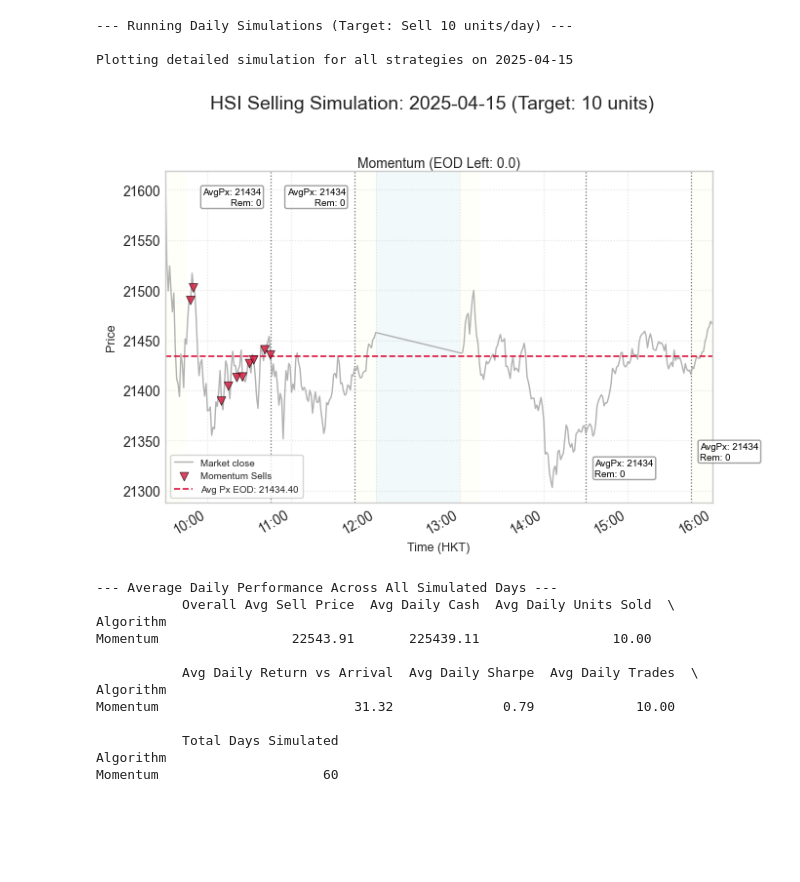
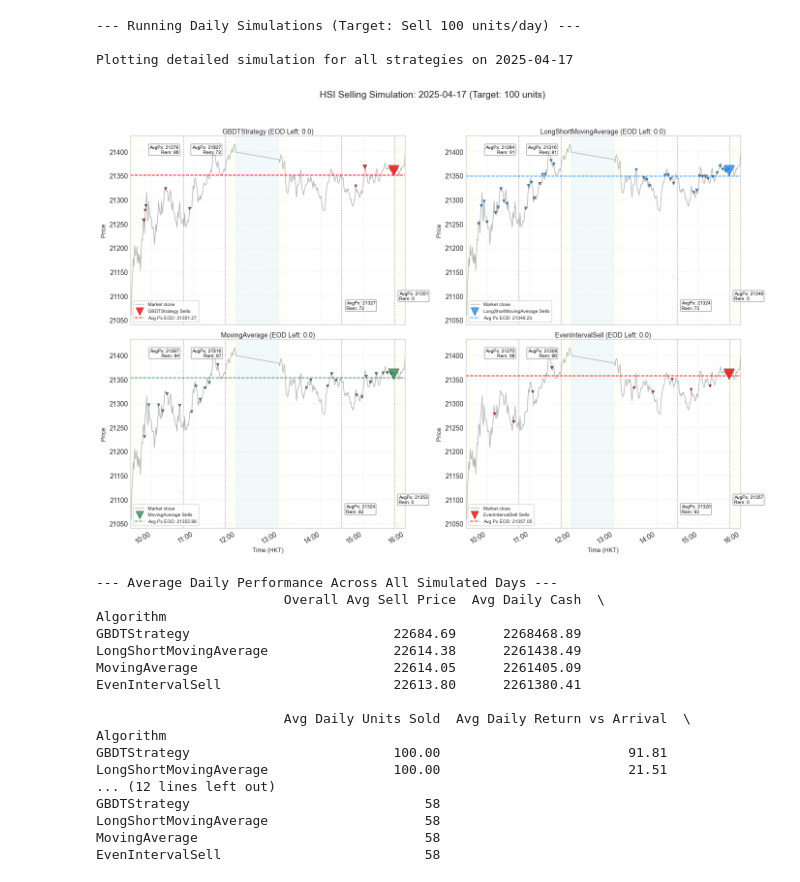
Before and after one commit to yuqiii-wang/HASEIndexQuant, a Jupyter notebook: trade_simulation.ipynb, the cells around one changed output. Drawn from its saved outputs; the diff is of its cells as text; code cells hidden in the pictures; blank space fills up the shorter version.

Commit message:
updated gbdt

```diff
--- a/trade_simulation.ipynb
+++ b/trade_simulation.ipynb
@@ -299,14 +301,20 @@ def execute_trades(tradeable_today_featured_data, total_units_to_sell,
     return pd.DataFrame(trades), cash_accumulated
 # %%
 # --- 5. Main Simulation Orchestration ---
-def prepare_simulation(full_price_data, featured_data_full):
+from gdbt_2nd import prepare_then_get_gbdt_model
 
-    if full_price_data.empty or len(full_price_data) < 60: # Ensure some data
+
+def prepare_simulation(hsi_df, hsfi_df, hscat100_df):
+
+    if hsi_df.empty or len(hsi_df) < 60: # Ensure some data
         print("Insufficient data loaded. Exiting simulation.")
         return
 
     plt.style.use('seaborn-v0_8-whitegrid')
-    print(f"Loaded {len(full_price_data)} HSI data points from {full_price_data.index.min()} to {full_price_data.index.max()}")
+    print(f"Loaded {len(hsi_df)} HSI data points from {hsi_df.index.min()} to {hsi_df.index.max()}")
+
+    featured_data_full = add_features(hsi_df, hsfi_df, hscat100_df)
+    featured_data_full.head()
 
     all_unique_dates_ts = sorted(list(featured_data_full.index.normalize().unique()))
 
@@ -341,20 +349,26 @@ def prepare_simulation(full_price_data, featured_data_full):
         else:
              gbdt_train_dates, gbdt_validation_dates = train_test_split(other_dates_ts, test_size=validation_split_size, random_state=42, shuffle=True)
 
-    trained_gbdt_model = train_evaluate_gbdt_model(featured_data_full, gbdt_train_dates, gbdt_validation_dates)
+    trained_gbdt_model = prepare_then_get_gbdt_model(featured_data_full, gbdt_train_dates, gbdt_validation_dates)
 
     algorithms = {
-        # "GBDTStrategy": lambda cf, ul, sl, args, model: gbdt_strategy_logic(cf, ul, sl, args, model),
-        # "LongShortMovingAverage": lambda cf, ul, sl, args, model: long_short_moving_average_logic(cf, ul, sl, args, model),
-        # "MovingAverage": lambda cf, ul, sl, args, model: moving_average_logic(cf, ul, sl, args, model),
-        "Momentum": lambda cf, ul, sl, args, model: momentum_logic(cf, ul, sl, args, model),
+        "GBDTStrategy": lambda cf, ul, sl, args, model: gbdt_strategy_logic(cf, ul, sl, args, model),
+        "LongShortMovingAverage": lambda cf, ul, sl, args, model: long_short_moving_average_logic(cf, ul, sl, args, model),
+        "MovingAverage": lambda cf, ul, sl, args, model: moving_average_logic(cf, ul, sl, args, model),
+        # "Momentum": lambda cf, ul, sl, args, model: momentum_logic(cf, ul, sl, args, model),
         # "LSTMProxy": lambda cf, ul, sl, args, model: lstm_proxy_logic(cf, ul, sl, args, model),
-        # "EvenSpreadSell": lambda cf, ul, sl, args, model: even_spread_one_unit_logic(cf, ul, sl, args, model)
+        "EvenIntervalSell": lambda cf, ul, sl, args, model: even_interval_one_unit_logic(cf, ul, sl, args, model)
     }
 
-    return all_unique_dates_ts, detailed_test_date_ts, algorithms, trained_gbdt_model
+    import pickle
 
-def run_simulation(featured_data_full, detailed_test_date_ts, all_unique_dates_ts, algorithms, trained_gbdt_model):
+    # Save
+    with open('trained_gbdt_model.pkl', 'wb') as f:
+        pickle.dump(trained_gbdt_model, f)
+
+    return featured_data_full, all_unique_dates_ts, detailed_test_date_ts, algorithms
+
+def run_simulation(featured_data_full, detailed_test_date_ts, all_unique_dates_ts, algorithms):
 
     all_daily_simulation_results = []
     # TOTAL_UNITS_TO_SELL_PER_DAY needs to be defined, e.g.,
@@ -362,6 +376,9 @@ def run_simulation(featured_data_full, detailed_test_date_ts, all_unique_dates_t
     # DETAILED_TEST_DAY_STR should also be defined, e.g.,
     # DETAILED_TEST_DAY_STR = '2025-04-15'
 
+        # Load
+    with open('trained_gbdt_model.pkl', 'rb') as f:
+        trained_gbdt_model = pickle.load(f)
 
     print(f"\n--- Running Daily Simulations (Target: Sell {TOTAL_UNITS_TO_SELL_PER_DAY} units/day) ---")
     for day_ts in all_unique_dates_ts:
@@ -469,6 +486,6 @@ def run_simulation(featured_data_full, detailed_test_date_ts, all_unique_dates_t
     pd.set_option('display.float_format', '{:.2f}'.format)
     print(summary_df)
 # %%
-all_unique_dates_ts, detailed_test_date_ts, algorithms, trained_gbdt_model = prepare_simulation(hsi_df, featured_data_full)
+featured_data_full, all_unique_dates_ts, detailed_test_date_ts, algorithms = prepare_simulation(hsi_df, hsfi_df, hscat100_df)
 # %% [output]
 Loaded 19860 HSI data points from 2025-02-03 09:30:00 to 2025-04-30 16:00:00
@@ -483,19 +509,24 @@ GBDT Model Evaluation on Validation Days (predicting target_price_ratio_h5):
 # %%
-run_simulation(featured_data_full, detailed_test_date_ts, all_unique_dates_ts, algorithms, trained_gbdt_model)
+run_simulation(featured_data_full, detailed_test_date_ts, all_unique_dates_ts, algorithms)
 # %% [output]
---- Running Daily Simulations (Target: Sell 10 units/day) ---
+--- Running Daily Simulations (Target: Sell 100 units/day) ---
 
-Plotting detailed simulation for all strategies on 2025-04-15
+Plotting detailed simulation for all strategies on 2025-04-17
-[figure, old version]
+[figure, new version]
 --- Average Daily Performance Across All Simulated Days ---
-           Overall Avg Sell Price  Avg Daily Cash  Avg Daily Units Sold  \
+                        Overall Avg Sell Price  Avg Daily Cash  \
 Algorithm
-Momentum                 22543.91       225439.11                 10.00
+GBDTStrategy                          22684.69      2268468.89
+LongShortMovingAverage                22614.38      2261438.49
+MovingAverage                         22614.05      2261405.09
+EvenIntervalSell                      22613.80      2261380.41
 
-           Avg Daily Return vs Arrival  Avg Daily Sharpe  Avg Daily Trades  \
+                        Avg Daily Units Sold  Avg Daily Return vs Arrival  \
 Algorithm
-Momentum                         31.32              0.79             10.00
-
-           Total Days Simulated
-Algorithm
-Momentum                     60
+GBDTStrategy                          100.00                        91.81
+LongShortMovingAverage                100.00                        21.51
+... (12 lines left out)
+GBDTStrategy                              58
+LongShortMovingAverage                    58
+MovingAverage                             58
+EvenIntervalSell                          58
```
Also changed, not shown: parts of 3 cells of this notebook, 6 other files.
